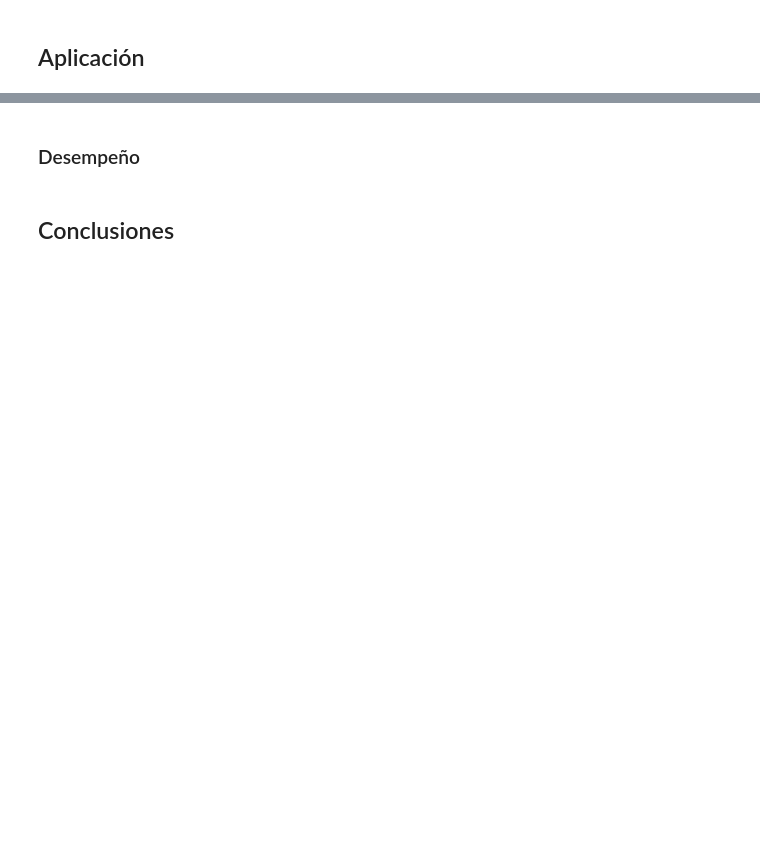
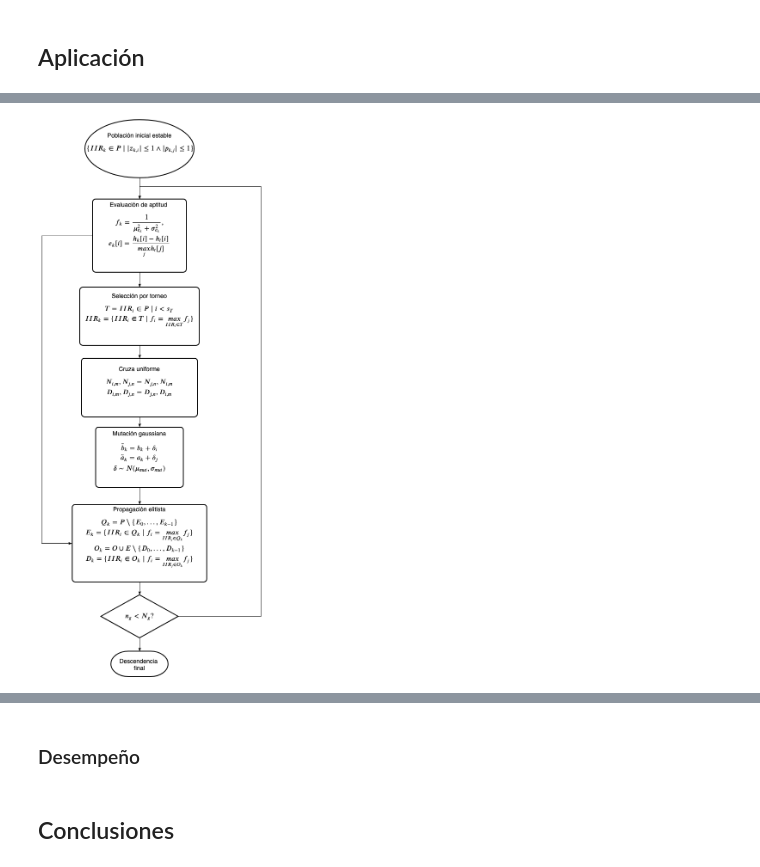
Before and after one commit to hidmic/fwliir, a Jupyter notebook: fwliir.ipynb, the cells around one changed output, grey strips where cells are left out. Drawn from its saved outputs; the diff is of its cells as text; code cells hidden in the pictures; blank space fills up the shorter version.

```diff
--- a/fwliir.ipynb
+++ b/fwliir.ipynb
@@ -61,0 +190,5 @@ $$
+# %%
+from IPython.display import Image
+Image('diagrams/IIRGA.png')
+# %% [output]
+[figure, added]
```
Also changed, not shown: parts of 23 cells of this notebook, 1 other file.
